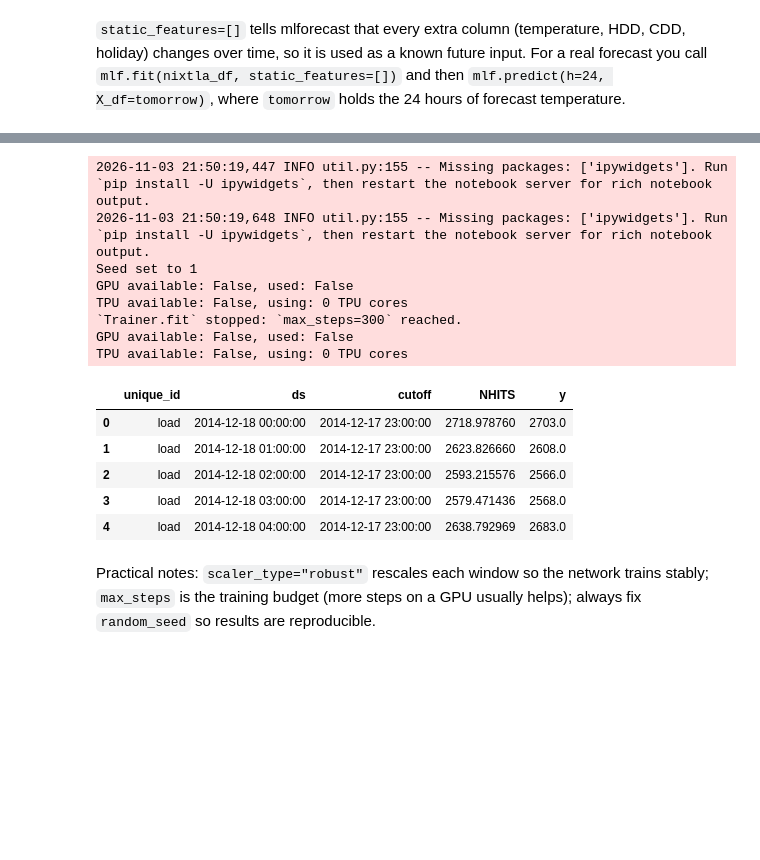
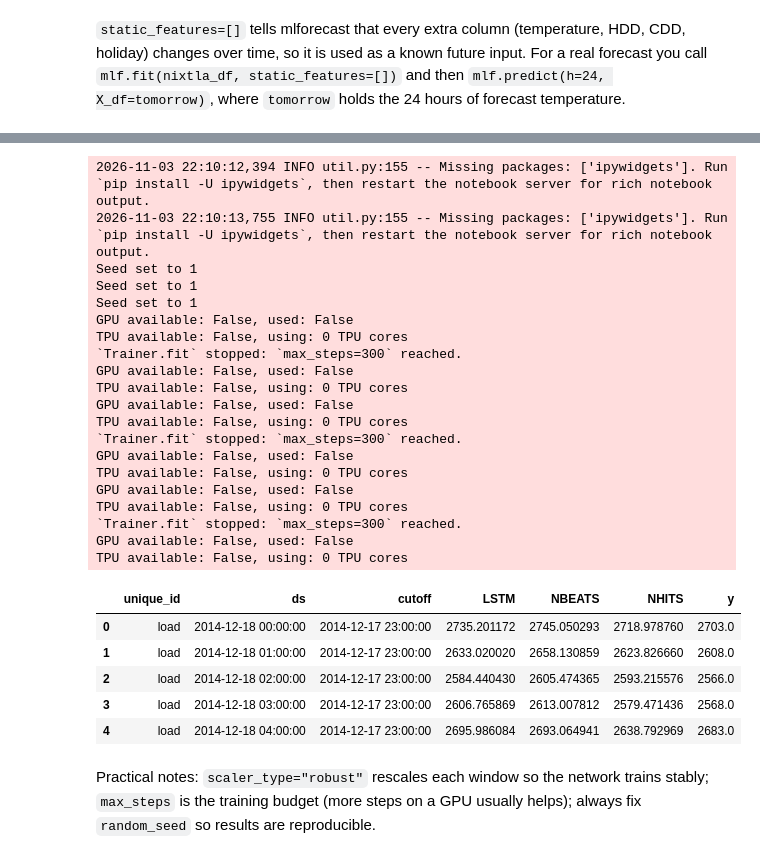
Before and after one commit to robertasgabrys/Forecasting, a Jupyter notebook: ML_DL_Forecasting_in_Python.ipynb, the cells around one changed output, grey strips where cells are left out. Cells and saved outputs as stored; diff of their text form; code cells hidden in the pictures; blank space fills up the shorter version.

```diff
--- a/ML_DL_Forecasting_in_Python.ipynb
+++ b/ML_DL_Forecasting_in_Python.ipynb
@@ -343,31 +349,49 @@ cv_ml.head()
 # %%
 from neuralforecast import NeuralForecast
-from neuralforecast.models import NHITS
+from neuralforecast.models import NHITS, NBEATS, LSTM
 
-nhits = NHITS(h=24, input_size=168, max_steps=300, scaler_type="robust",
-              futr_exog_list=["temp"], random_seed=1,
-              enable_progress_bar=False, enable_model_summary=False, logger=False)
-nf = NeuralForecast(models=[nhits], freq="h")
+quiet = dict(enable_progress_bar=False, enable_model_summary=False, logger=False, random_seed=1)
+models = [
+    LSTM(h=24, input_size=168, max_steps=300, scaler_type="robust", futr_exog_list=["temp"], **quiet),
+    NBEATS(h=24, input_size=168, max_steps=300, scaler_type="robust", **quiet),
+    NHITS(h=24, input_size=168, max_steps=300, scaler_type="robust", futr_exog_list=["temp"], **quiet),
+]
+nf = NeuralForecast(models=models, freq="h")
 
 start = time.time()
 cv_nn = nf.cross_validation(df=nixtla_df[["unique_id", "ds", "y", "temp"]], n_windows=14, step_size=24)
-results.append(score("N-HiTS with temperature (neuralforecast)", cv_nn["y"], cv_nn["NHITS"], time.time() - start))
+nn_seconds = time.time() - start
+results.append(score("LSTM with temperature (neuralforecast)", cv_nn["y"], cv_nn["LSTM"], nn_seconds / 3))
+results.append(score("N-BEATS, load history only (neuralforecast)", cv_nn["y"], cv_nn["NBEATS"], nn_seconds / 3))
+results.append(score("N-HiTS with temperature (neuralforecast)", cv_nn["y"], cv_nn["NHITS"], nn_seconds / 3))
 cv_nn.head()
 # %% [output]
-2026-11-03 21:50:19,447 INFO util.py:155 -- Missing packages: ['ipywidgets']. Run `pip install -U ipywidgets`, then restart the notebook server for rich notebook output.
-2026-11-03 21:50:19,648 INFO util.py:155 -- Missing packages: ['ipywidgets']. Run `pip install -U ipywidgets`, then restart the notebook server for rich notebook output.
+2026-11-03 22:10:12,394 INFO util.py:155 -- Missing packages: ['ipywidgets']. Run `pip install -U ipywidgets`, then restart the notebook server for rich notebook output.
+2026-11-03 22:10:13,755 INFO util.py:155 -- Missing packages: ['ipywidgets']. Run `pip install -U ipywidgets`, then restart the notebook server for rich notebook output.
+Seed set to 1
+Seed set to 1
 Seed set to 1
 GPU available: False, used: False
 TPU available: False, using: 0 TPU cores
 `Trainer.fit` stopped: `max_steps=300` reached.
 GPU available: False, used: False
 TPU available: False, using: 0 TPU cores
+GPU available: False, used: False
+TPU available: False, using: 0 TPU cores
+`Trainer.fit` stopped: `max_steps=300` reached.
+GPU available: False, used: False
+TPU available: False, using: 0 TPU cores
+GPU available: False, used: False
+TPU available: False, using: 0 TPU cores
+`Trainer.fit` stopped: `max_steps=300` reached.
+GPU available: False, used: False
+TPU available: False, using: 0 TPU cores
-|  | unique_id | ds | cutoff | NHITS | y |
-| 0 | load | 2014-12-18 00:00:00 | 2014-12-17 23:00:00 | 2718.978760 | 2703.0 |
-| 1 | load | 2014-12-18 01:00:00 | 2014-12-17 23:00:00 | 2623.826660 | 2608.0 |
-| 2 | load | 2014-12-18 02:00:00 | 2014-12-17 23:00:00 | 2593.215576 | 2566.0 |
-| 3 | load | 2014-12-18 03:00:00 | 2014-12-17 23:00:00 | 2579.471436 | 2568.0 |
-| 4 | load | 2014-12-18 04:00:00 | 2014-12-17 23:00:00 | 2638.792969 | 2683.0 |
+|  | unique_id | ds | cutoff | LSTM | NBEATS | NHITS | y |
+| 0 | load | 2014-12-18 00:00:00 | 2014-12-17 23:00:00 | 2735.201172 | 2745.050293 | 2718.978760 | 2703.0 |
+| 1 | load | 2014-12-18 01:00:00 | 2014-12-17 23:00:00 | 2633.020020 | 2658.130859 | 2623.826660 | 2608.0 |
+| 2 | load | 2014-12-18 02:00:00 | 2014-12-17 23:00:00 | 2584.440430 | 2605.474365 | 2593.215576 | 2566.0 |
+| 3 | load | 2014-12-18 03:00:00 | 2014-12-17 23:00:00 | 2606.765869 | 2613.007812 | 2579.471436 | 2568.0 |
+| 4 | load | 2014-12-18 04:00:00 | 2014-12-17 23:00:00 | 2695.986084 | 2693.064941 | 2638.792969 | 2683.0 |
 # %% [markdown]
 Practical notes: `scaler_type="robust"` rescales each window so the network trains stably; `max_steps` is the training budget (more steps on a GPU usually helps); always fix `random_seed` so results are reproducible.
 # %% [markdown]
```
Also changed, not shown: parts of 9 cells of this notebook, 3 other files.
